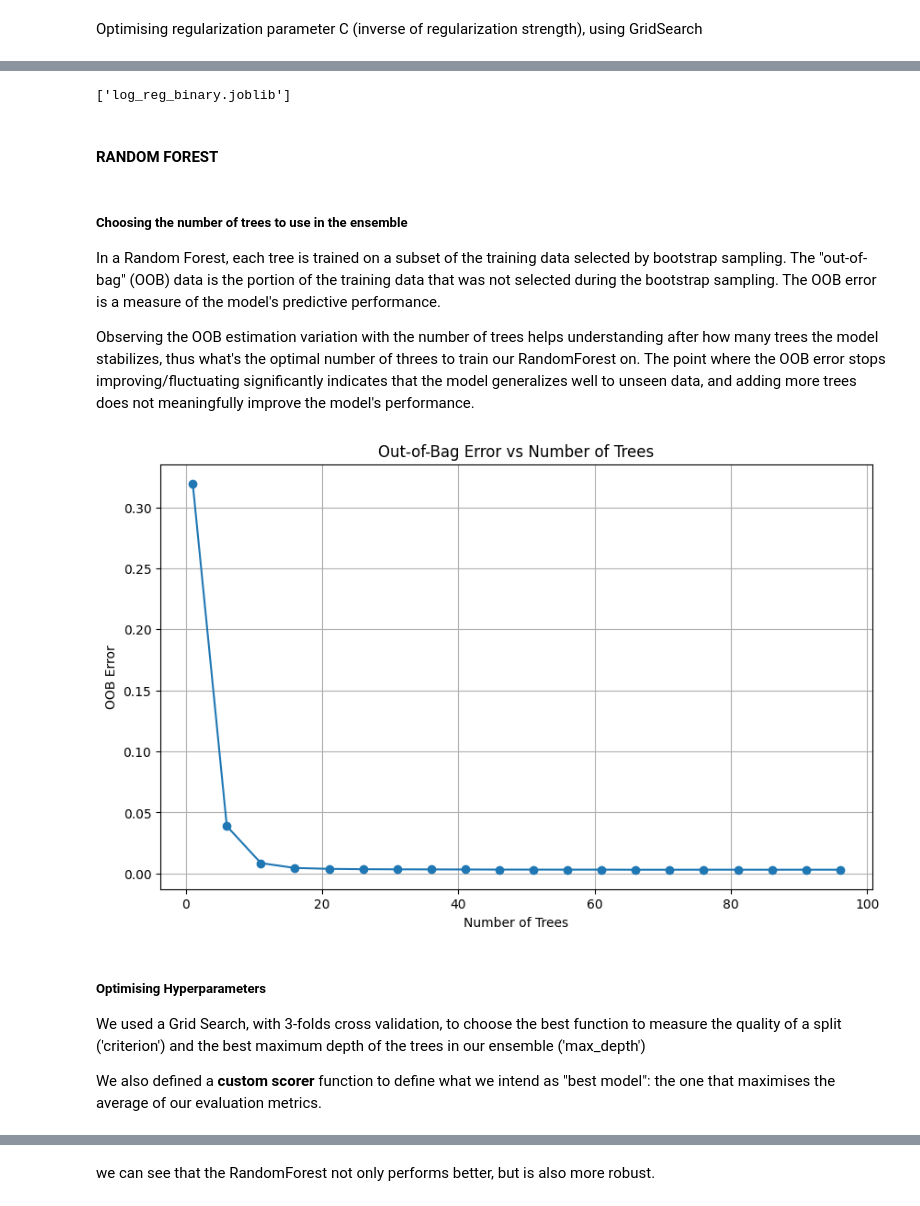
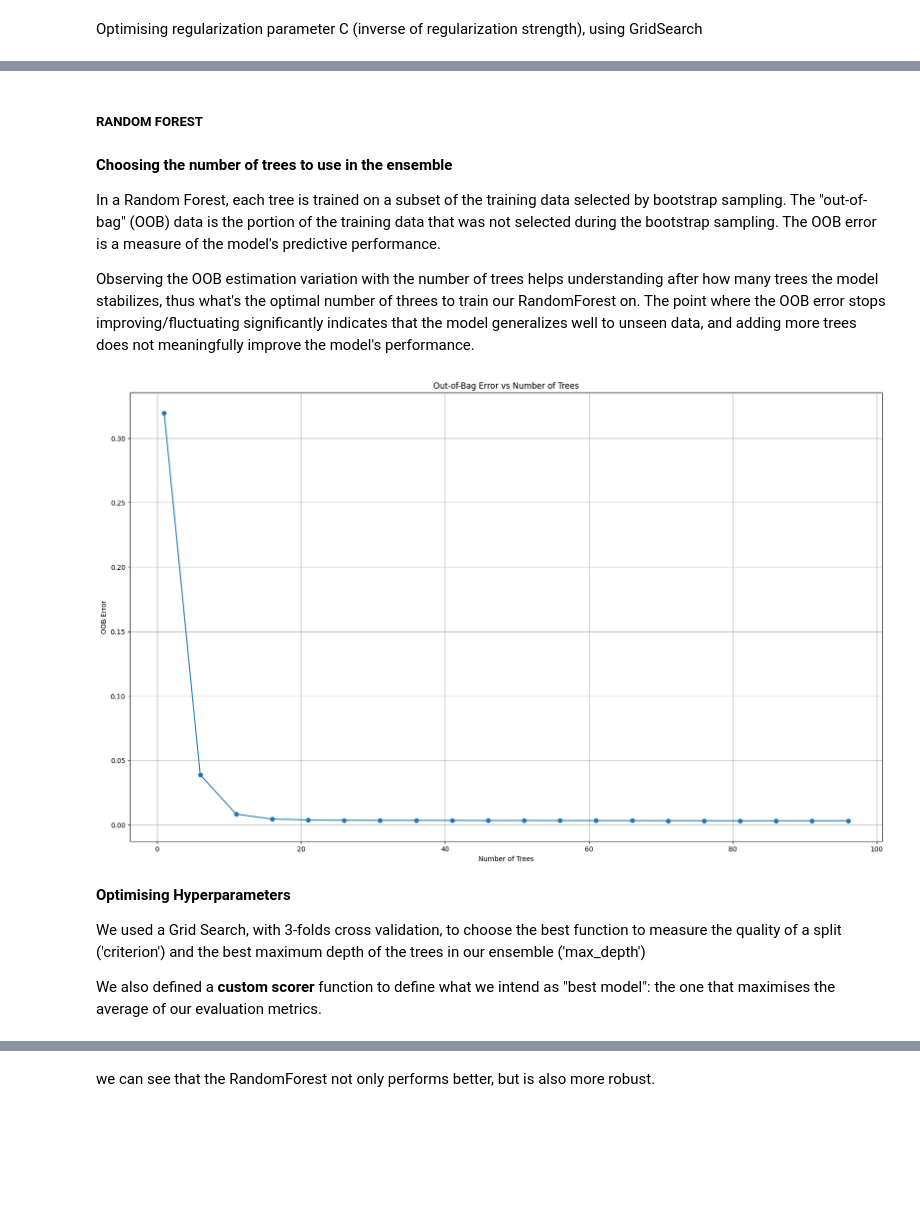
Before and after one commit to campanamattia/ai_for_security, a Jupyter notebook: notebook_edit.ipynb, the cells around one changed output, grey strips where cells are left out. Drawn from its saved outputs; the diff is of its cells as text; code cells hidden in the pictures; blank space fills up the shorter version.

Commit message:
run: until random forest binary

```diff
--- a/notebook_edit.ipynb
+++ b/notebook_edit.ipynb
@@ -1328,10 +1320,10 @@ def balance_dataset(df: pd.DataFrame, target_column: str = 'is_benign') -> pd.Da
     return df_balanced
 # %%
 # Balance the dataset
-df_balanced = balance_dataset(df)
+df = balance_dataset(df)
 
 # Display the distribution of the target column
-print(df_balanced['is_benign'].value_counts())
+print(df['is_benign'].value_counts())
 # %% [output]
 is_benign
 1    192732
@@ -1364,6 +1415,8 @@ Optimising regularization parameter C (inverse of regularization strength), usin
 # %%
+X_train, X_val, y_train, y_val = preprocess_data_binary(df)
+
 # Define LogisticRegression and parameter grid
-log_reg = LogisticRegression()
+model = LogisticRegression()
 
 param_grid = {
     'penalty': ['l2'],
@@ -1377,10 +1430,10 @@ cv = StratifiedKFold(n_splits=3, shuffle=True, random_state=37)
 
 # Set up GridSearchCV
 search = GridSearchCV(
-    log_reg,
+    model,
     param_grid,
-    scoring=['accuracy', 'precision', 'recall', 'f1'],  # Multi-metric scoring
-    refit='accuracy',  # Use accuracy to determine the best model
+    scoring=['accuracy', 'precision', 'recall', 'f1'],
+    refit='accuracy',
     cv=cv,
     verbose=True
 )
@@ -1426,7 +1510,0 @@ plt.show()
-# %%
-from joblib import dump, load
-
-# Save the model
-dump(best_model, 'log_reg_binary.joblib');
-# %% [output]
-['log_reg_binary.joblib']
@@ -1433,40 +1513,43 @@ dump(best_model, 'log_reg_binary.joblib');
 # %% [markdown]
-#### RANDOM FOREST
+##### RANDOM FOREST
 # %% [markdown]
-##### Choosing the number of trees to use in the ensemble
+**Choosing the number of trees to use in the ensemble**
 
 In a Random Forest, each tree is trained on a subset of the training data selected by bootstrap sampling. The "out-of-bag" (OOB) data is the portion of the training data that was not selected during the bootstrap sampling. The OOB error is a measure of the model's predictive performance.
 
 Observing the OOB estimation variation with the number of trees helps understanding after how many trees the model stabilizes, thus what's the optimal number of threes to train our RandomForest on. The point where the OOB error stops improving/fluctuating significantly indicates that the model generalizes well to unseen data, and adding more trees does not meaningfully improve the model's performance.
 # %%
+import warnings
+warnings.filterwarnings("ignore", category=UserWarning)
+
 def calculate_oob_errors(X_train, y_train, n_trees_values, random_state=37):
     """Calculate OOB errors for a range of tree counts in RandomForest."""
     oob_errors = []
     for n_trees in n_trees_values:
         temp_forest = RandomForestClassifier(n_estimators=n_trees, oob_score=True, random_state=random_state)
         temp_forest.fit(X_train, y_train)
         oob_errors.append(1 - temp_forest.oob_score_)
     return oob_errors
 
 # Define range of tree counts to evaluate
 n_trees_values = range(1, 100, 5)
 
 # Calculate OOB errors
-X_train, _, y_train, __ = preprocess_data_binary(df_balanced)
+X_train, _, y_train, __ = preprocess_data_binary(df)
 oob_errors = calculate_oob_errors(X_train, y_train, n_trees_values)
 
 # Plot the OOB error
 plt.figure(figsize=(20, 12))
 plt.plot(n_trees_values, oob_errors, marker='o', linestyle='-')
 plt.xlabel("Number of Trees")
 plt.ylabel("OOB Error")
 plt.title("Out-of-Bag Error vs Number of Trees")
 plt.grid(True)
 plt.show()
 # %% [output]
-[figure, old version]
+[figure, new version]
 # %% [markdown]
-##### Optimising Hyperparameters
+**Optimising Hyperparameters**
 
 We used a Grid Search, with 3-folds cross validation, to choose the best function to measure the quality of a split ('criterion') and the best maximum depth of the trees in our ensemble ('max_depth')
 
```
Also changed, not shown: parts of 60 cells of this notebook, 2 other files.
